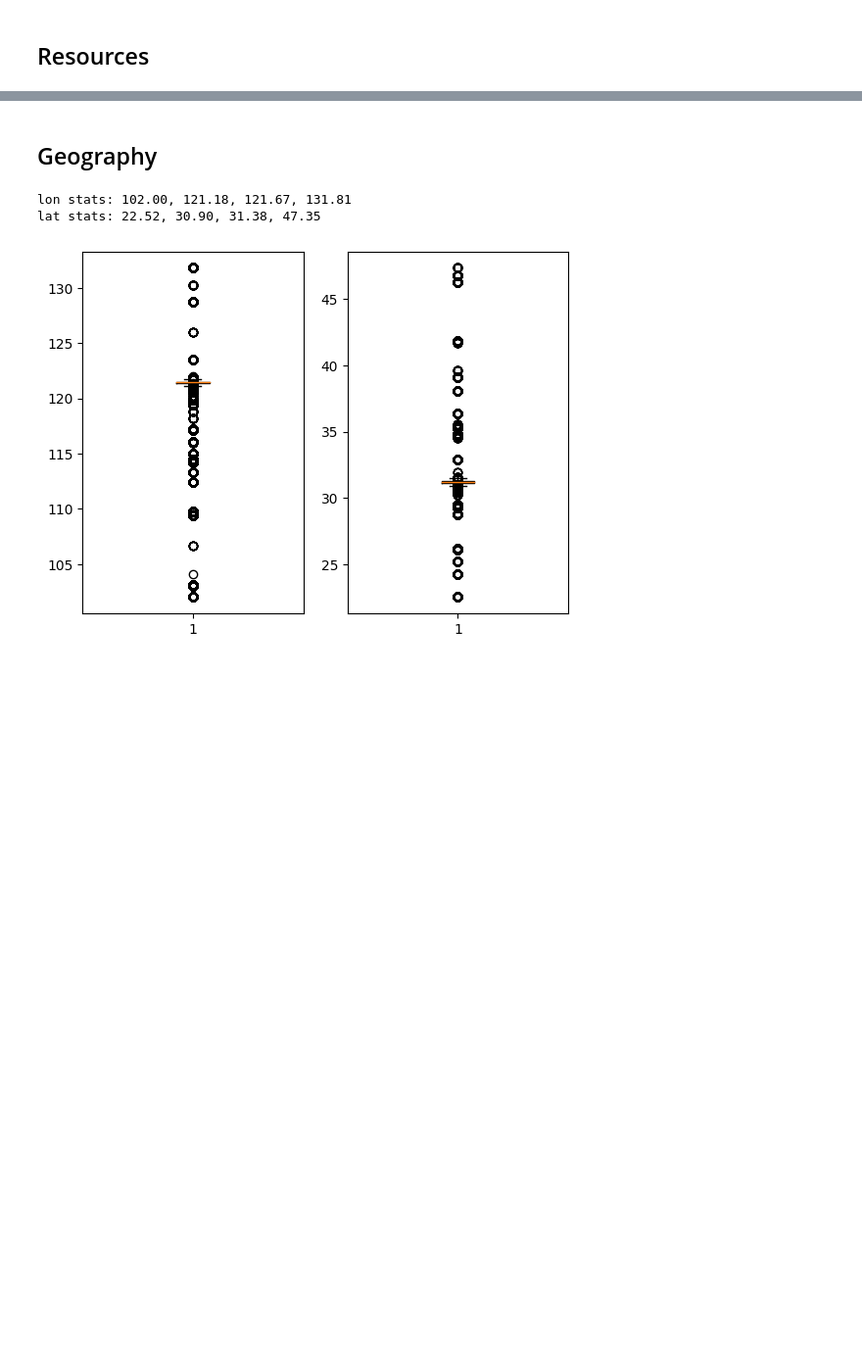
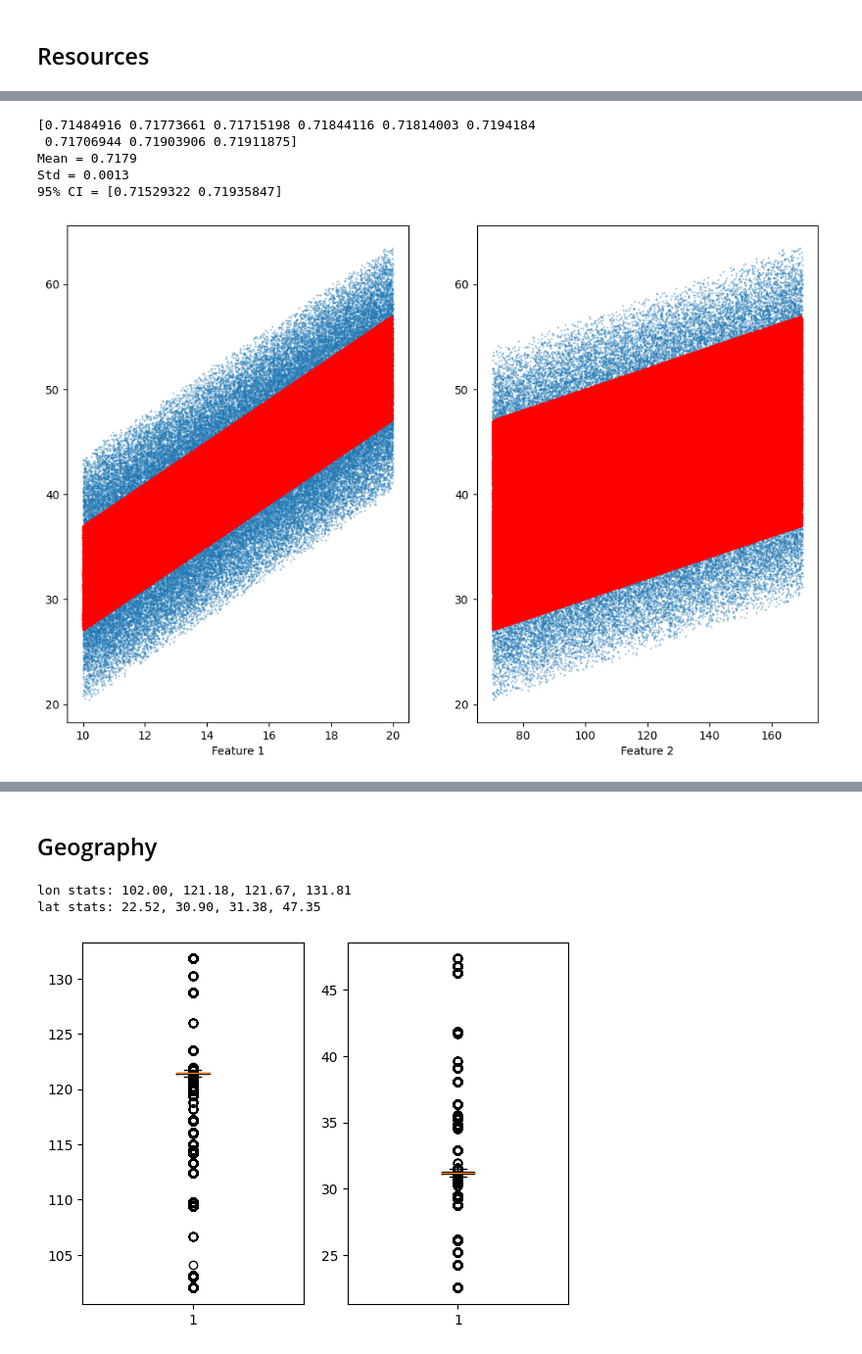
Before and after one commit to cdruf/tasks-and-distributed-servers-simulation, a Jupyter notebook: notebooks/main.ipynb, the cells around one changed output, grey strips where cells are left out. Shown: that part at 98% size. Cells and saved outputs as stored; diff of their text form; code cells hidden in the pictures; blank space fills up the shorter version.

```diff
--- a/notebooks/main.ipynb
+++ b/notebooks/main.ipynb
@@ -169,0 +196,14 @@ NameError: name 'df' is not defined
+# %%
+kf = KFold(n_splits=9, shuffle=True, random_state=42)
+reg = LinearRegression()
+cv_scores = cross_val_score(reg, X, y, cv=kf)
+print(cv_scores)
+print(f"Mean = {np.mean(cv_scores):.4f}")
+print(f"Std = {np.std(cv_scores):.4f}")
+print(f"95% CI = {np.quantile(cv_scores, [0.025, 0.975])}")
+# %% [output]
+[0.71484916 0.71773661 0.71715198 0.71844116 0.71814003 0.7194184
+ 0.71706944 0.71903906 0.71911875]
+Mean = 0.7179
+Std = 0.0013
+95% CI = [0.71529322 0.71935847]
@@ -170 +213,15 @@ NameError: name 'df' is not defined
+# %%
+fig, axs = plt.subplots(1, 2)
+axs[0].scatter(X_test[:,0], y_test, s=0.1)
+axs[1].scatter(X_test[:,1], y_test, s=0.1)
+
+axs[0].plot(X_test[:,0], predictions, "r-")
+axs[1].plot(X_test[:,1], predictions, "r-")
+
+axs[0].set_xlabel("Feature 1")
+axs[1].set_xlabel("Feature 2")
+
+plt.show()
+# %% [output]
+[figure, added]
 # %%
```
Also changed, not shown: parts of 17 cells of this notebook, 2 other files.
